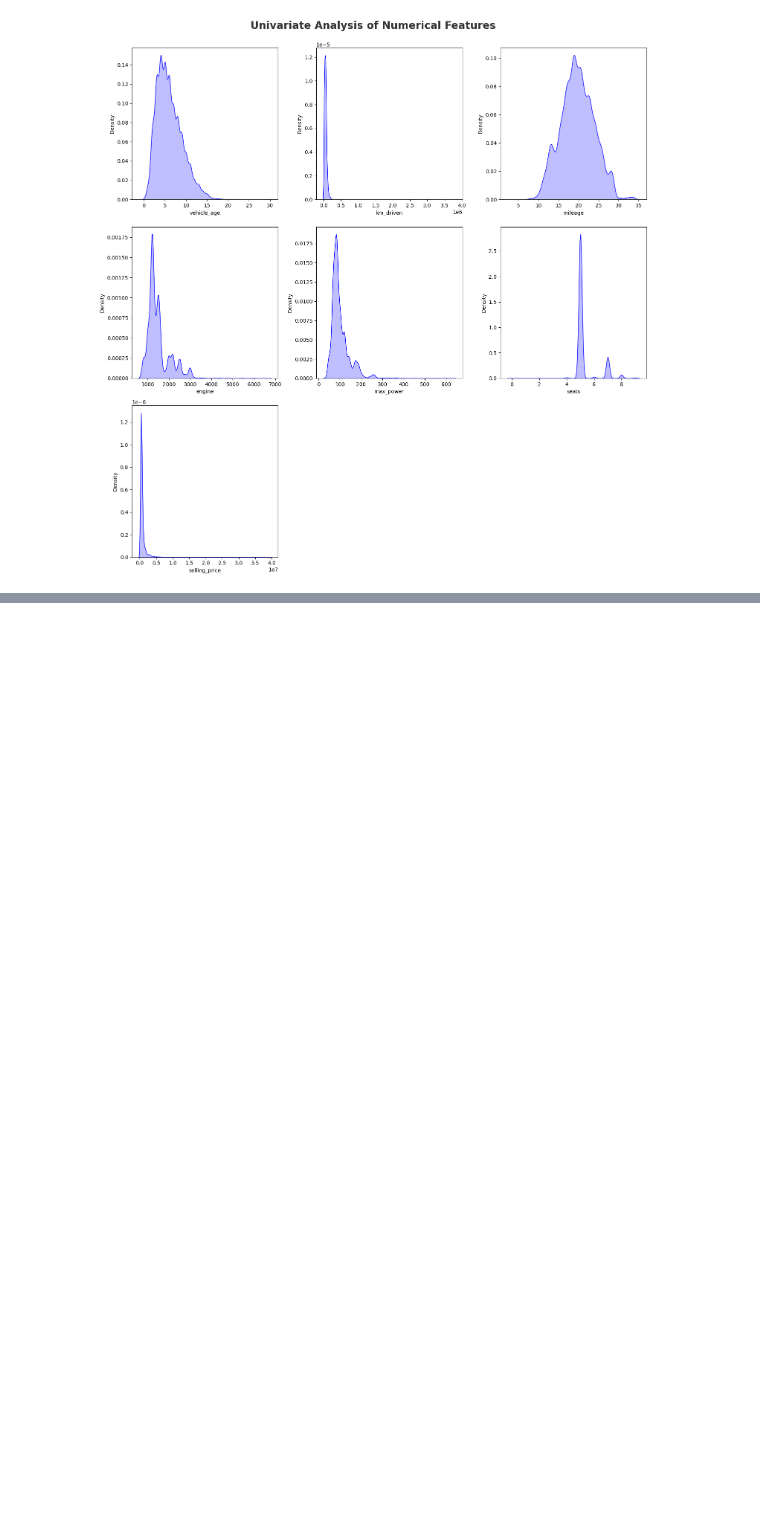
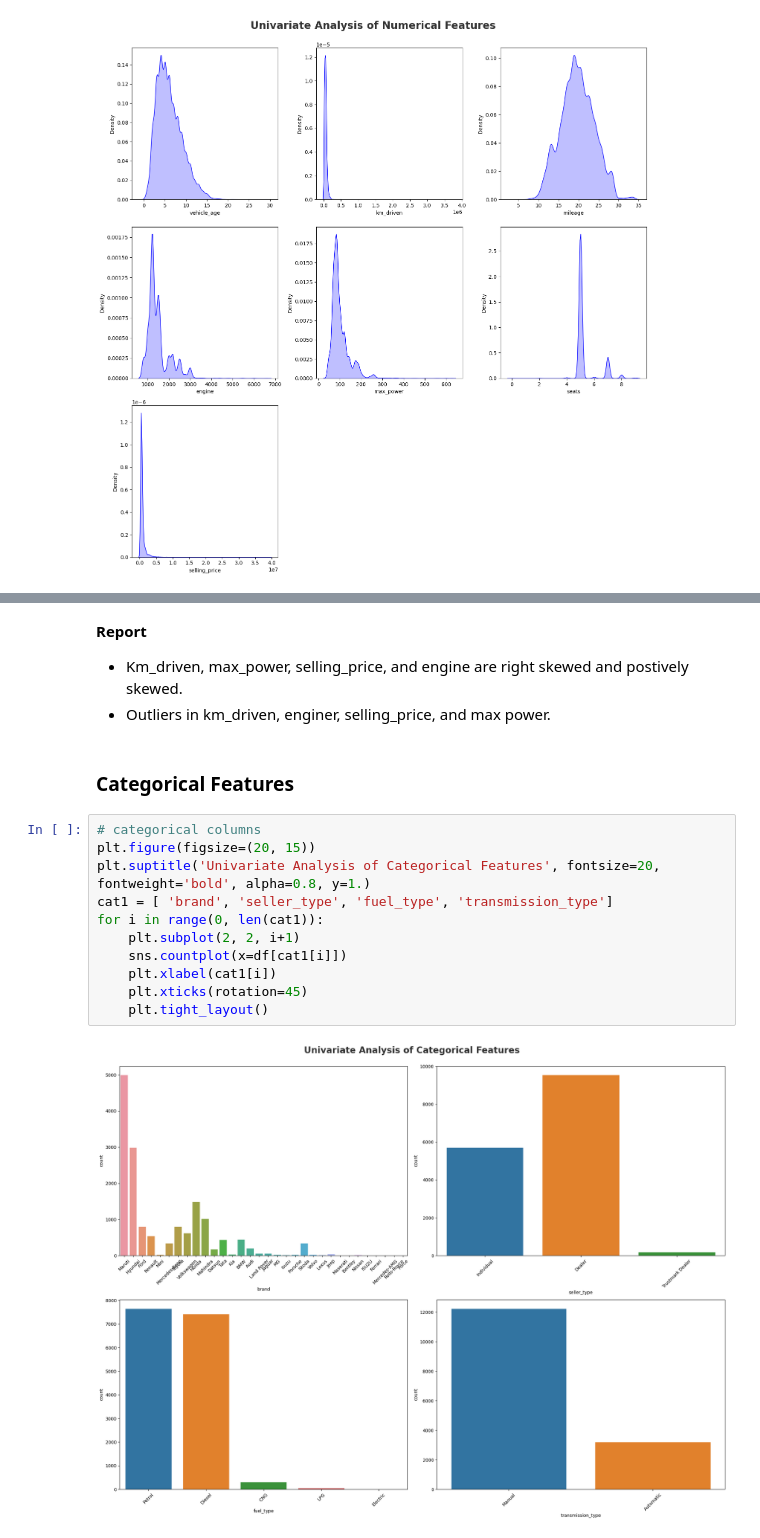
Before and after one commit to manishkr1754/CarDekho_Used_Car_Price_Prediction, a Jupyter notebook: notebooks/1. EDA Used Car Price Prediction.ipynb, the cells around one changed output, grey strips where cells are left out. Saved outputs shown, nothing was run; the diff lists cells and outputs as text; blank space fills up the shorter version.

```diff
--- a/notebooks/1. EDA Used Car Price Prediction.ipynb
+++ b/notebooks/1. EDA Used Car Price Prediction.ipynb
@@ -191,0 +202,19 @@ for i in range(0, len(numeric_features)):
+# %% [markdown]
+**Report**
+* Km_driven, max_power, selling_price, and engine are right skewed and postively skewed.
+* Outliers in km_driven, enginer, selling_price, and max power.
+# %% [markdown]
+### Categorical Features
+# %%
+# categorical columns
+plt.figure(figsize=(20, 15))
+plt.suptitle('Univariate Analysis of Categorical Features', fontsize=20, fontweight='bold', alpha=0.8, y=1.)
+cat1 = [ 'brand', 'seller_type', 'fuel_type', 'transmission_type']
+for i in range(0, len(cat1)):
+    plt.subplot(2, 2, i+1)
+    sns.countplot(x=df[cat1[i]])
+    plt.xlabel(cat1[i])
+    plt.xticks(rotation=45)
+    plt.tight_layout()
+# %% [output]
+[figure, added]
```
Also changed, not shown: parts of 2 cells of this notebook.
